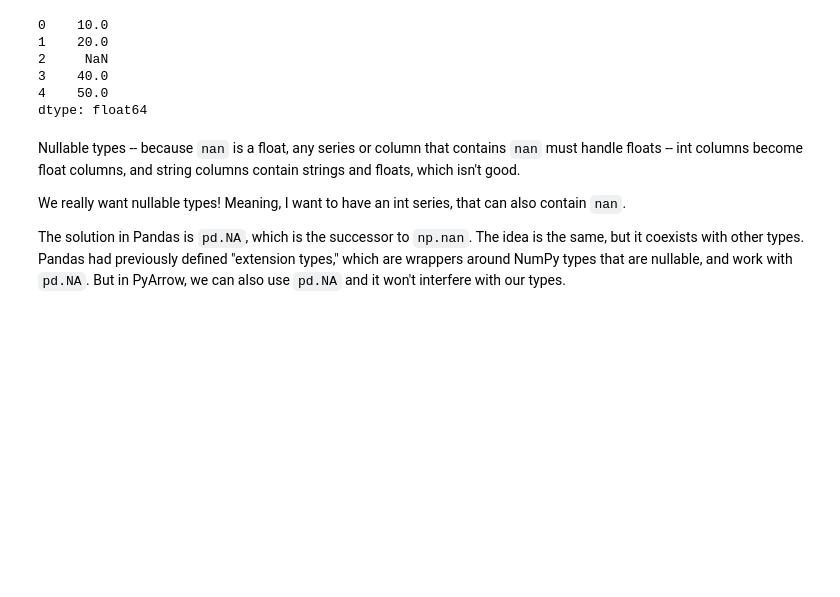
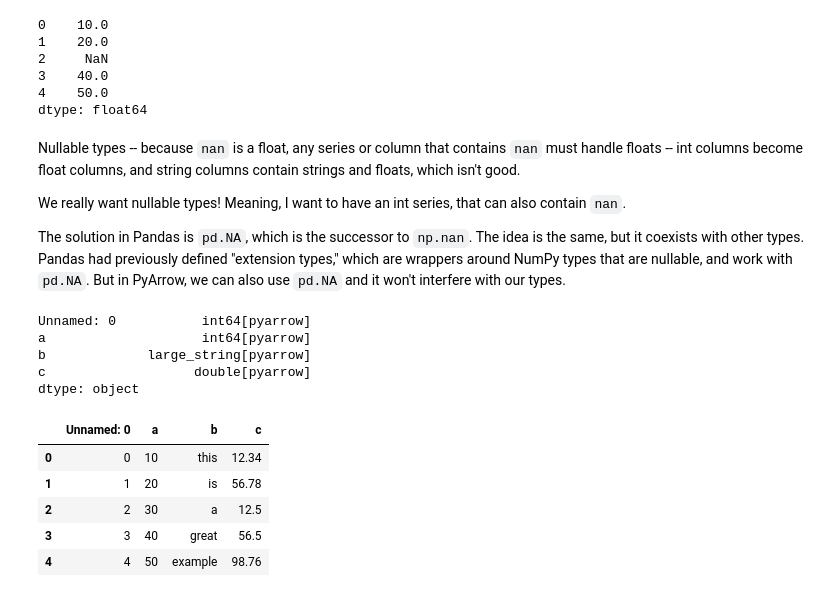
Before and after one commit to reuven/pyarrow-dc-austin, a Jupyter notebook: PyArrow talk -- Python DC + Austin.ipynb, the cells around one changed output. Saved outputs shown, nothing was run; the diff lists cells and outputs as text; code cells hidden in the pictures; blank space fills up the shorter version.

```diff
--- a/PyArrow talk -- Python DC + Austin.ipynb
+++ b/PyArrow talk -- Python DC + Austin.ipynb
@@ -439,0 +442,19 @@ df = DataFrame({'a': [10, 20, 30, 40, 50],
+# %%
+df = pd.read_csv('mydata.csv', dtype_backend='pyarrow')
+# %%
+df.dtypes
+# %% [output]
+Unnamed: 0           int64[pyarrow]
+a                    int64[pyarrow]
+b             large_string[pyarrow]
+c                   double[pyarrow]
+dtype: object
+# %%
+df
+# %% [output]
+|  | Unnamed: 0 | a | b | c |
+| 0 | 0 | 10 | this | 12.34 |
+| 1 | 1 | 20 | is | 56.78 |
+| 2 | 2 | 30 | a | 12.5 |
+| 3 | 3 | 40 | great | 56.5 |
+| 4 | 4 | 50 | example | 98.76 |
```
Also changed, not shown: parts of 2 cells of this notebook.
